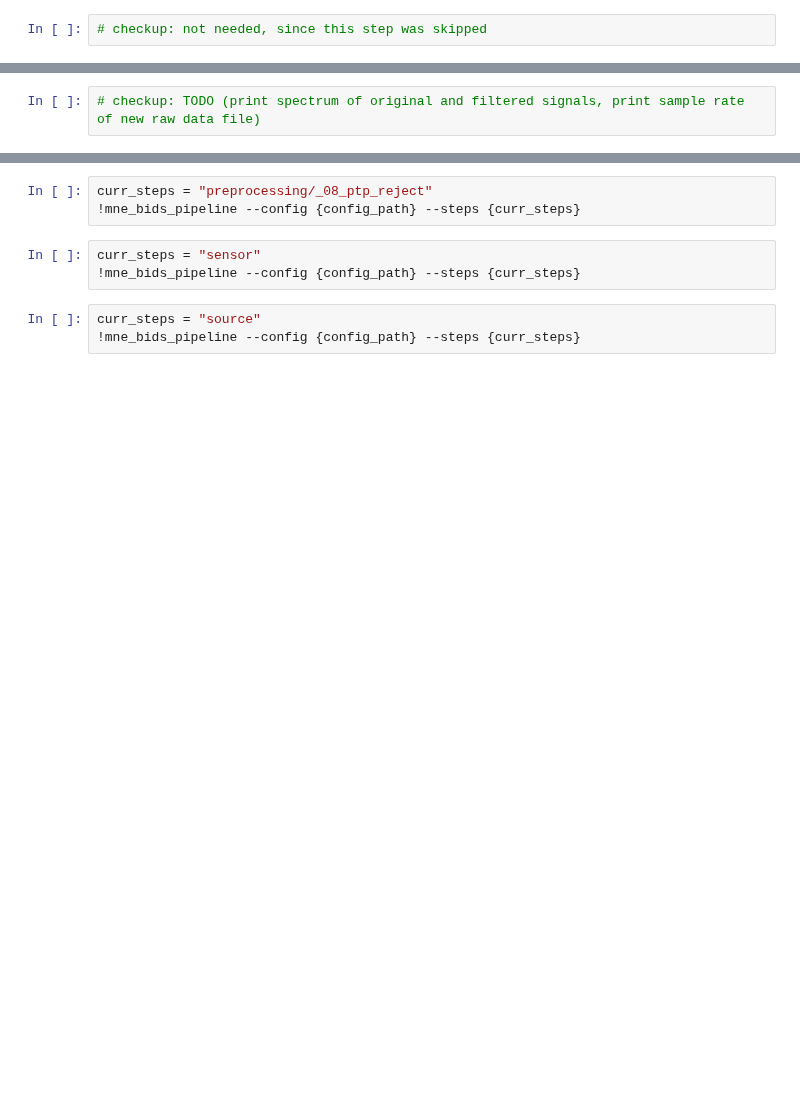
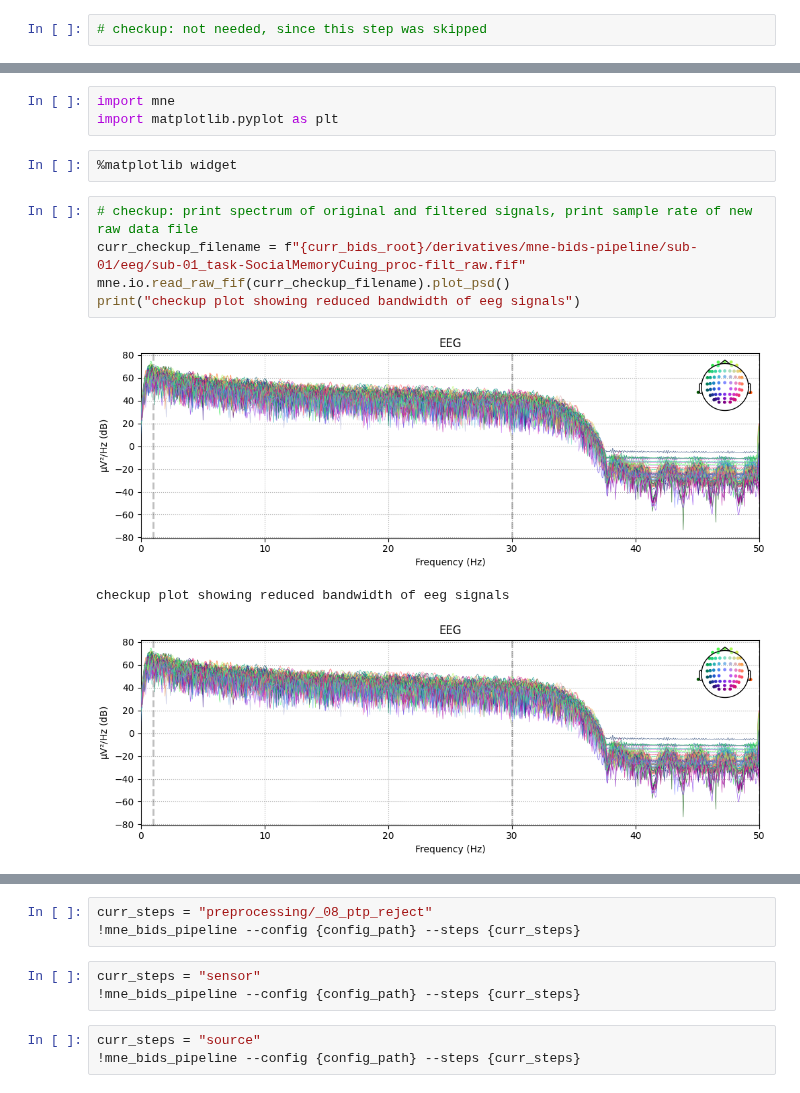
Before and after one commit to ebosseck/eeg_course_project, a Jupyter notebook: runPipelineM4_debugging.ipynb, the cells around one changed output, grey strips where cells are left out. Saved outputs shown, nothing was run; the diff lists cells and outputs as text; blank space fills up the shorter version.

Commit message:
further checkups added

```diff
--- a/runPipelineM4_debugging.ipynb
+++ b/runPipelineM4_debugging.ipynb
@@ -182,2 +197,14 @@ zipfile.BadZipFile: File is not a zip file
+# %%
+import mne
+import matplotlib.pyplot as plt
+# %%
+%matplotlib widget
 # %%
-# checkup: TODO (print spectrum of original and filtered signals, print sample rate of new raw data file)
+# checkup: print spectrum of original and filtered signals, print sample rate of new raw data file
+curr_checkup_filename = f"{curr_bids_root}/derivatives/mne-bids-pipeline/sub-01/eeg/sub-01_task-SocialMemoryCuing_proc-filt_raw.fif"
+mne.io.read_raw_fif(curr_checkup_filename).plot_psd()
+print("checkup plot showing reduced bandwidth of eeg signals")
+# %% [output]
+[figure, added]
+checkup plot showing reduced bandwidth of eeg signals
+[figure, added]
```
Also changed, not shown: parts of 13 cells of this notebook.
